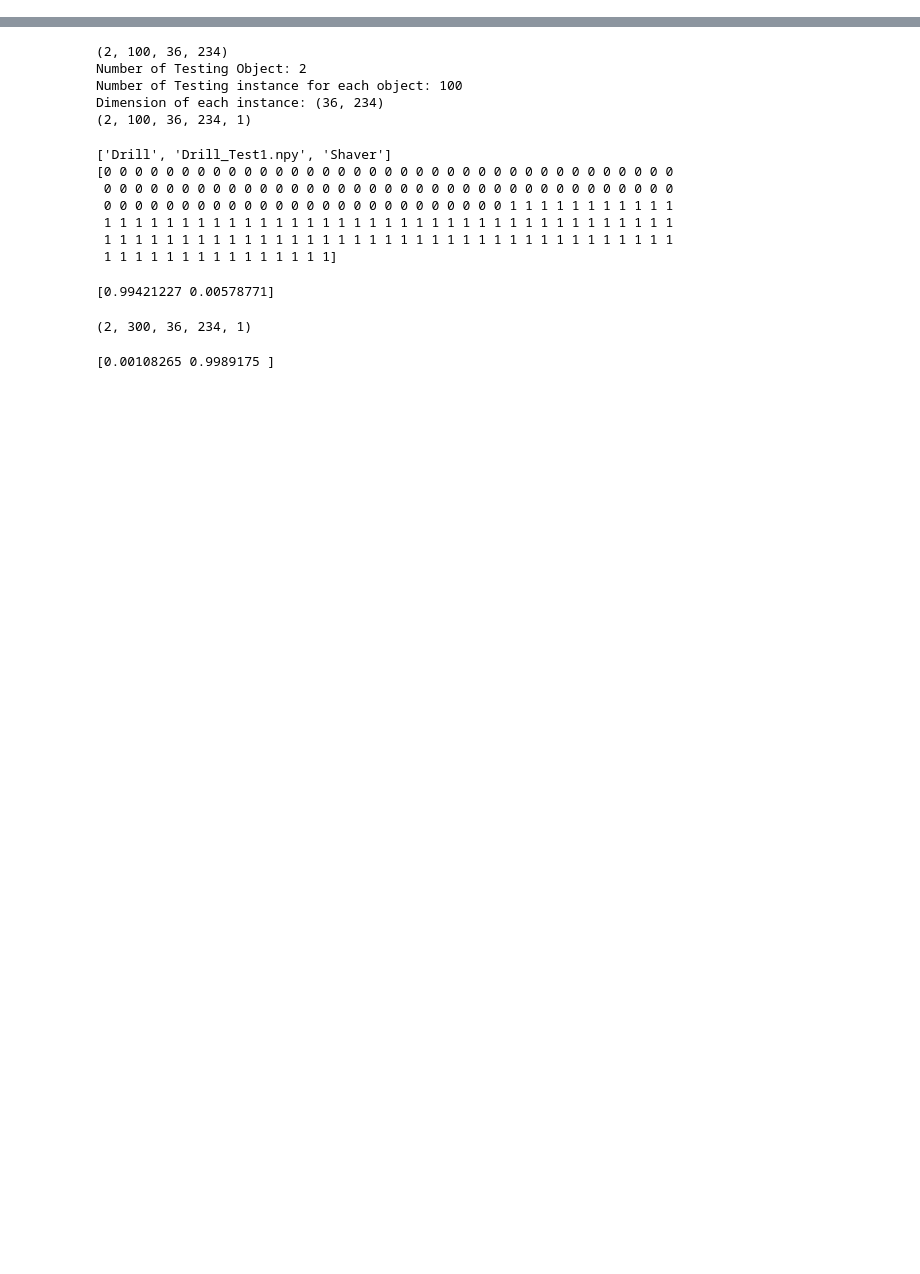
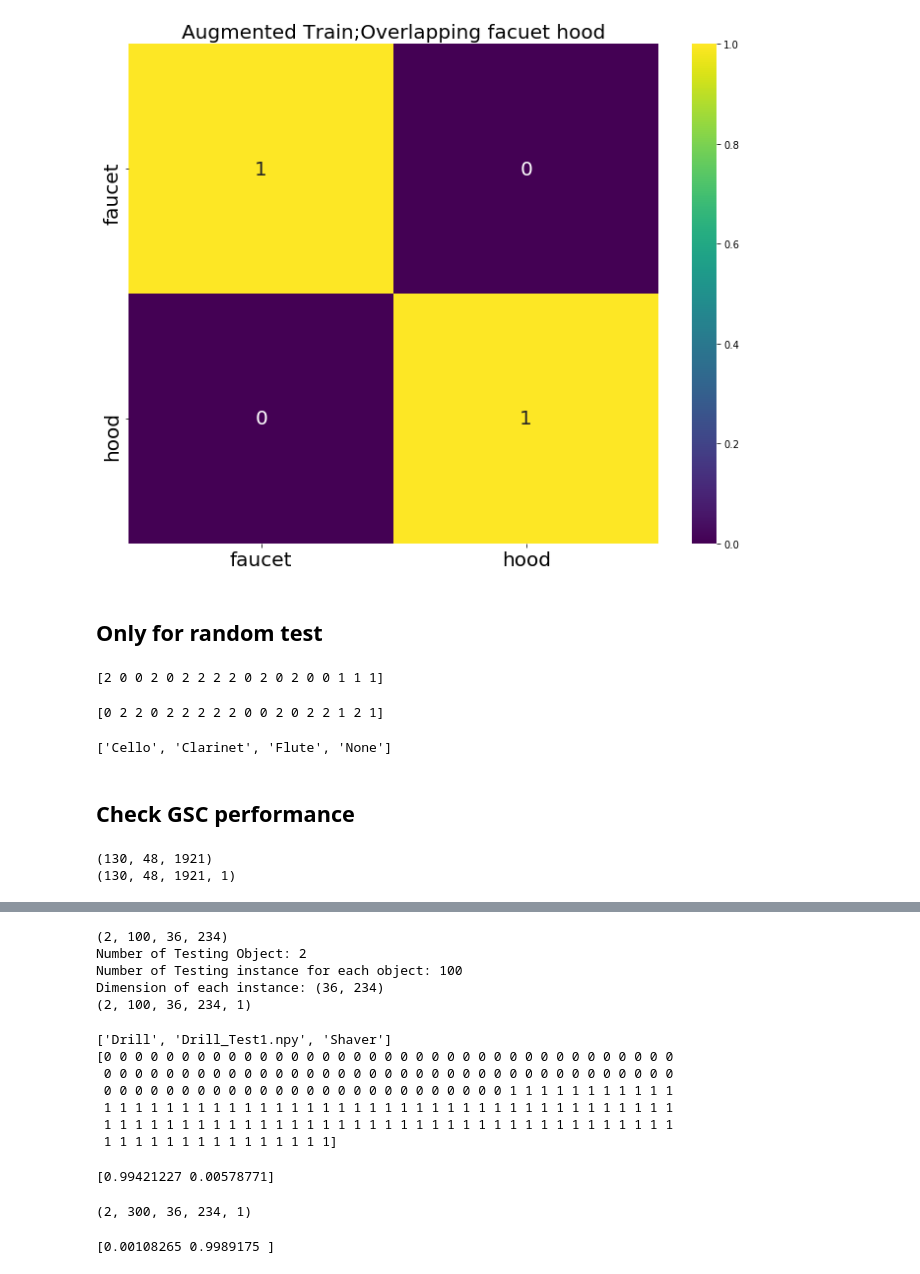
Before and after one commit to HCIMaker/Audio-Classification, a Jupyter notebook: ultramic_prediction.ipynb, the cells around one changed output, grey strips where cells are left out. Drawn from its saved outputs; the diff is of its cells as text; code cells hidden in the pictures; blank space fills up the shorter version.

```diff
--- a/ultramic_prediction.ipynb
+++ b/ultramic_prediction.ipynb
@@ -11,0 +64,16 @@ from tqdm import tqdm
+# %%
+model = load_model("npy_augmented_real/hood_faucet/lstm_overlapping.h5")
+test_paths = glob('{}/**'.format("npy_augmented_real/hood_faucet/"), recursive=True)
+test_paths = sorted([x.replace(os.sep, '/') for x in test_paths if 'Test' in x])
+print(test_paths)
+test_L = np.abs(np.load(test_paths[0]))
+label_L = np.stack(["faucet" for i in range(test_L.shape[0])])
+test_R = np.abs(np.load(test_paths[1]))
+label_R = np.stack(["hood" for i in range(test_R.shape[0])])
+test_data = np.concatenate((test_L,test_R),axis=0)
+test_data = test_data.reshape((*test_data.shape,1))
+print(test_data.shape)
+y_true_labels = np.concatenate((label_L,label_R))
+print(y_true_labels.shape)
+for i in range(test_data.shape[0]):
+    test_data[i] /= test_data[i].max()
@@ -11,0 +84,6 @@ from tqdm import tqdm
+# %%
+cls = sorted(set(y_true_labels))
+y_pred = model.predict(test_data)
+y_pred_le = np.argmax(y_pred,axis=1)
+y_pred_labels = [cls[i] for i in y_pred_le]
+print(cls)
@@ -11,0 +117,16 @@ from tqdm import tqdm
+# %%
+conf_mat = confusion_matrix(y_true_labels, y_pred_labels, labels=cls,normalize='true')
+df_cm = pd.DataFrame(conf_mat, index = cls,
+                     columns = cls)
+plt.figure(figsize = (10,8),tight_layout=True)
+plt.title('Augmented Train;Overlapping facuet hood',fontsize=20)
+plt.xticks(fontsize=20)
+plt.yticks(fontsize=20)
+hm = sns.heatmap(df_cm, annot=True, cmap='viridis',annot_kws={"size": 20})
+fig = hm.get_figure()
+fig.savefig("Confusion_Only_Overlapping.jpg",dpi=100)
+plt.show()
+# %% [output]
+[figure, added]
+# %% [markdown]
+## Only for random test
@@ -11,0 +142,39 @@ from tqdm import tqdm
+# %%
+re_pred_labels = [cls[i] for i in re_pred_idx]
+print(re_pred_idx)
+# %% [output]
+[2 0 0 2 0 2 2 2 2 0 2 0 2 0 0 1 1 1]
+# %%
+re2 = model.predict(src2)
+re_pred_idx = np.argmax(re2,axis=1)
+re_pred_labels = [cls[i] for i in re_pred_idx]
+print(re_pred_idx)
+# %% [output]
+[0 2 2 0 2 2 2 2 2 0 0 2 0 2 2 1 2 1]
+# %%
+cls
+# %% [output]
+['Cello', 'Clarinet', 'Flute', 'None']
+# %% [markdown]
+## Check GSC performance
+# %%
+model = load_model("models/conv2d_ultarmic_4.h5")
+src_paths = glob('{}/**'.format("npy_overlapping"), recursive=True)
+test_paths = sorted([x.replace(os.sep, '/') for x in src_paths if ('GSC' in x) and ('label' not in x)])
+label_paths = sorted([x.replace(os.sep, '/') for x in src_paths if ('GSC_label' in x)])
+test_data = np.load(test_paths[0])
+test_data = test_data[:,2:-1,:]
+y_true_labels = np.load(label_paths[0])
+print(test_data.shape)
+cls = sorted(set(y_true_labels))
+cls.append('None')
+le = LabelEncoder()
+le.fit(cls)
+test_data = test_data.reshape(*test_data.shape,1)
+print(test_data.shape)
+y_pred = model.predict(test_data)
+y_pred_idx = np.argmax(y_pred,axis=1)
+y_pred_labels = [cls[i] for i in y_pred_idx]
+# %% [output]
+(130, 48, 1921)
+(130, 48, 1921, 1)
```
Also changed, not shown: parts of 22 cells of this notebook, 47 other files.
